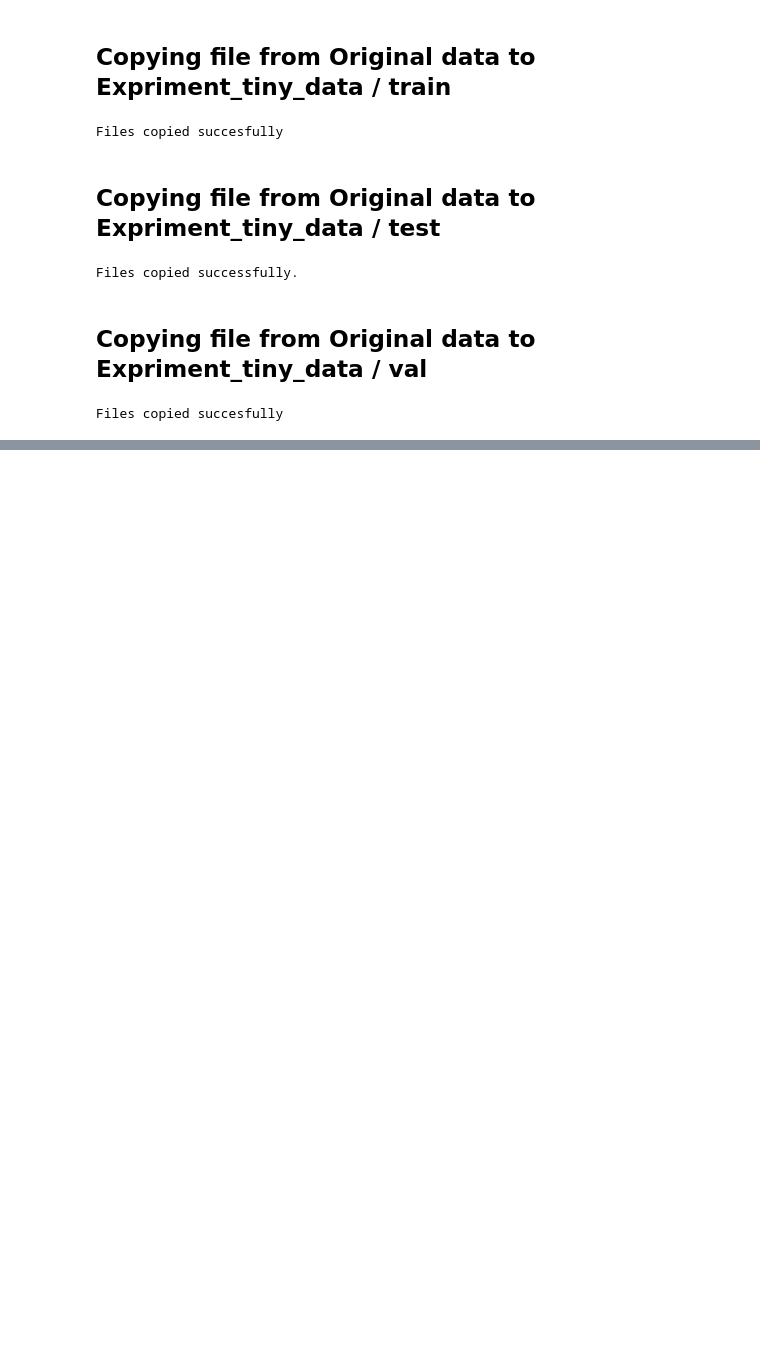
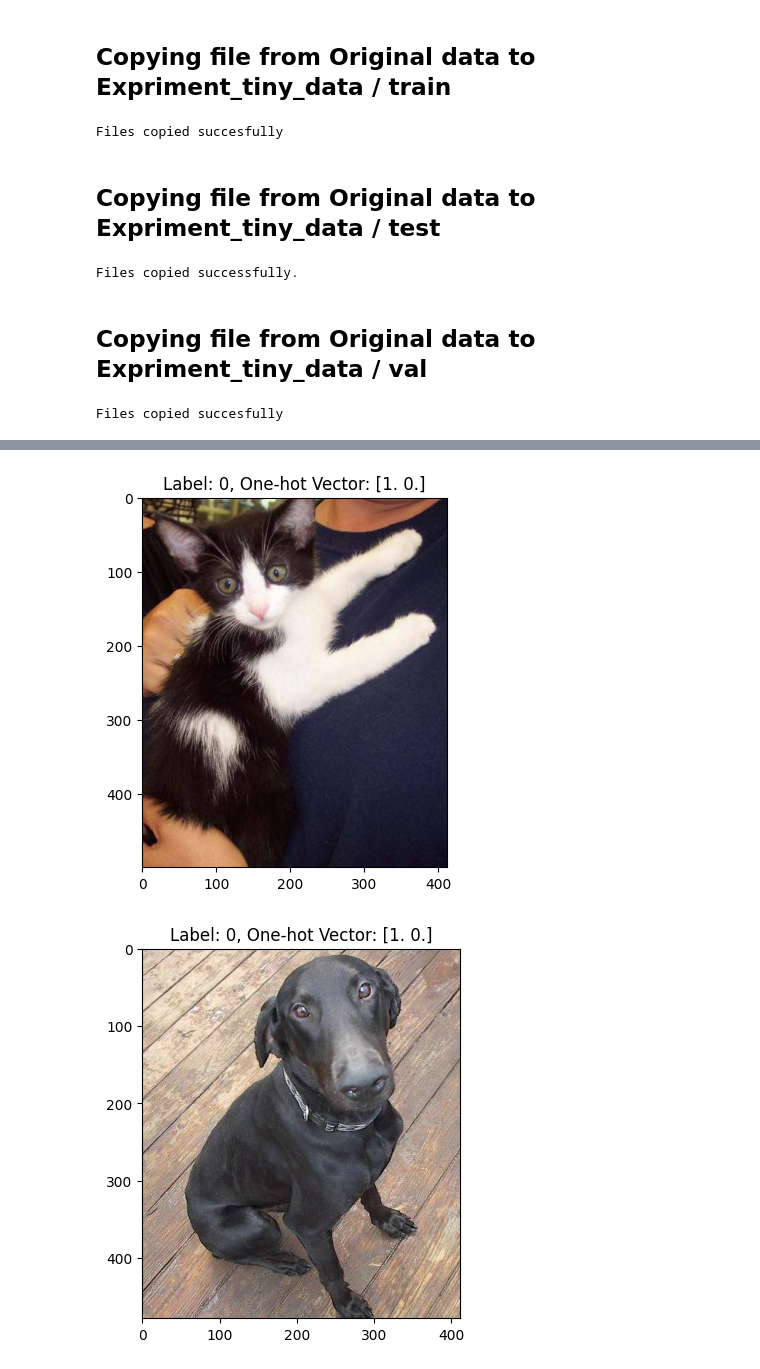
Before and after one commit to mosendamnit/AI-muhsin-OPA23, a Jupyter notebook: Lab_02/lab_02.ipynb, the cells around one changed output, grey strips where cells are left out. Saved outputs shown, nothing was run; the diff lists cells and outputs as text; code cells hidden in the pictures; blank space fills up the shorter version.

```diff
--- a/Lab_02/lab_02.ipynb
+++ b/Lab_02/lab_02.ipynb
@@ -276,0 +320,8 @@ Files copied succesfully
+# %%
+from pathlib import Path
+import matplotlib.pyplot as plt
+
+datapath = Path().absolute().parent /"lab_02"/ "expriment_small_data" / "test"
+images = [plt.imread(path) for path in datapath.glob("*.jpg")]
+
+len(images)
@@ -276,0 +367,9 @@ Files copied succesfully
+# %%
+num_images_to_plot = 3
+for i in range(num_images_to_plot):
+    plt.imshow(images[i])  # Assuming images are already loaded
+    plt.title(f"Label: {labels[i]}, One-hot Vector: {label_vectors[i]}")
+    plt.show()
+# %% [output]
+[figure, added]
+[figure, added]
```
Also changed, not shown: parts of 35 cells of this notebook.
